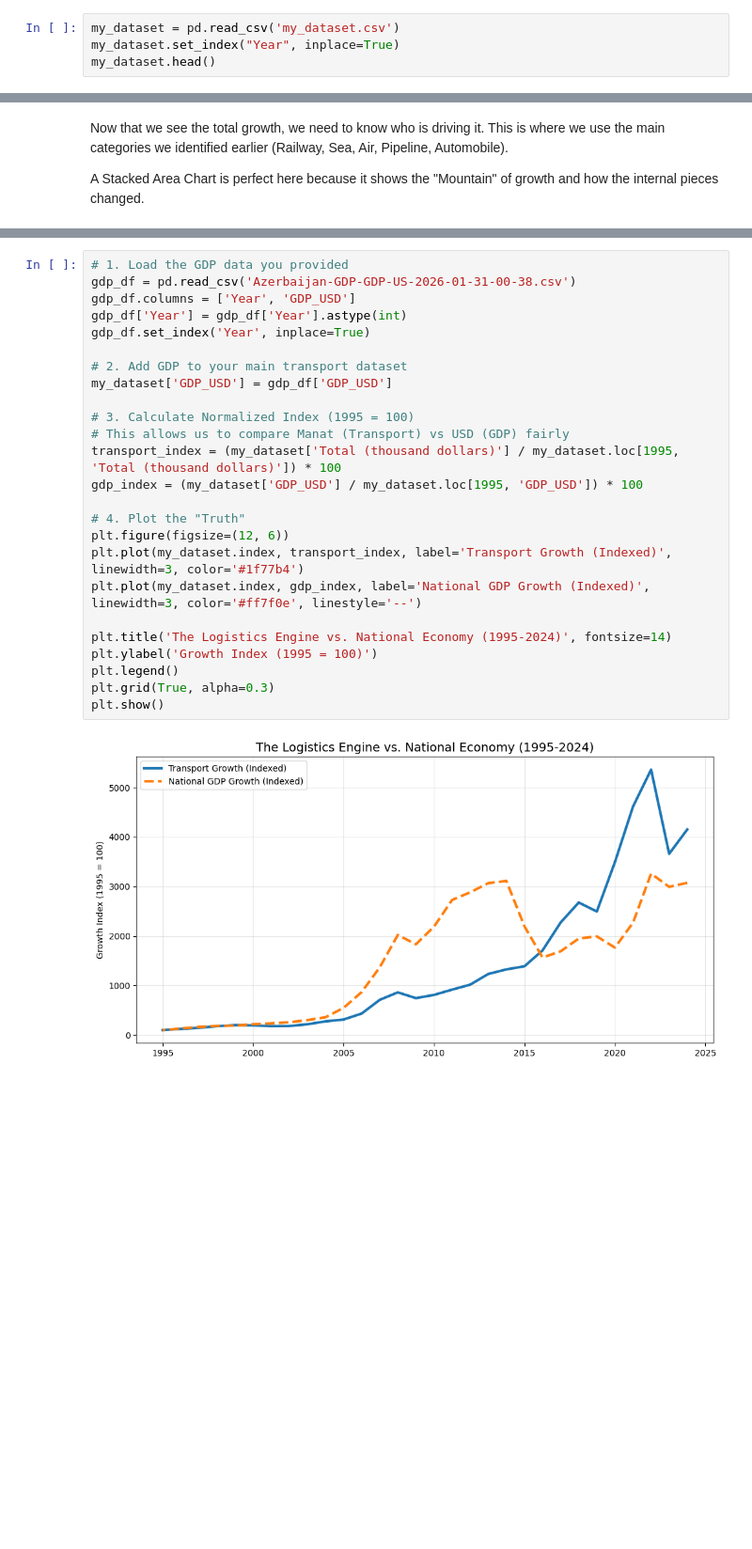
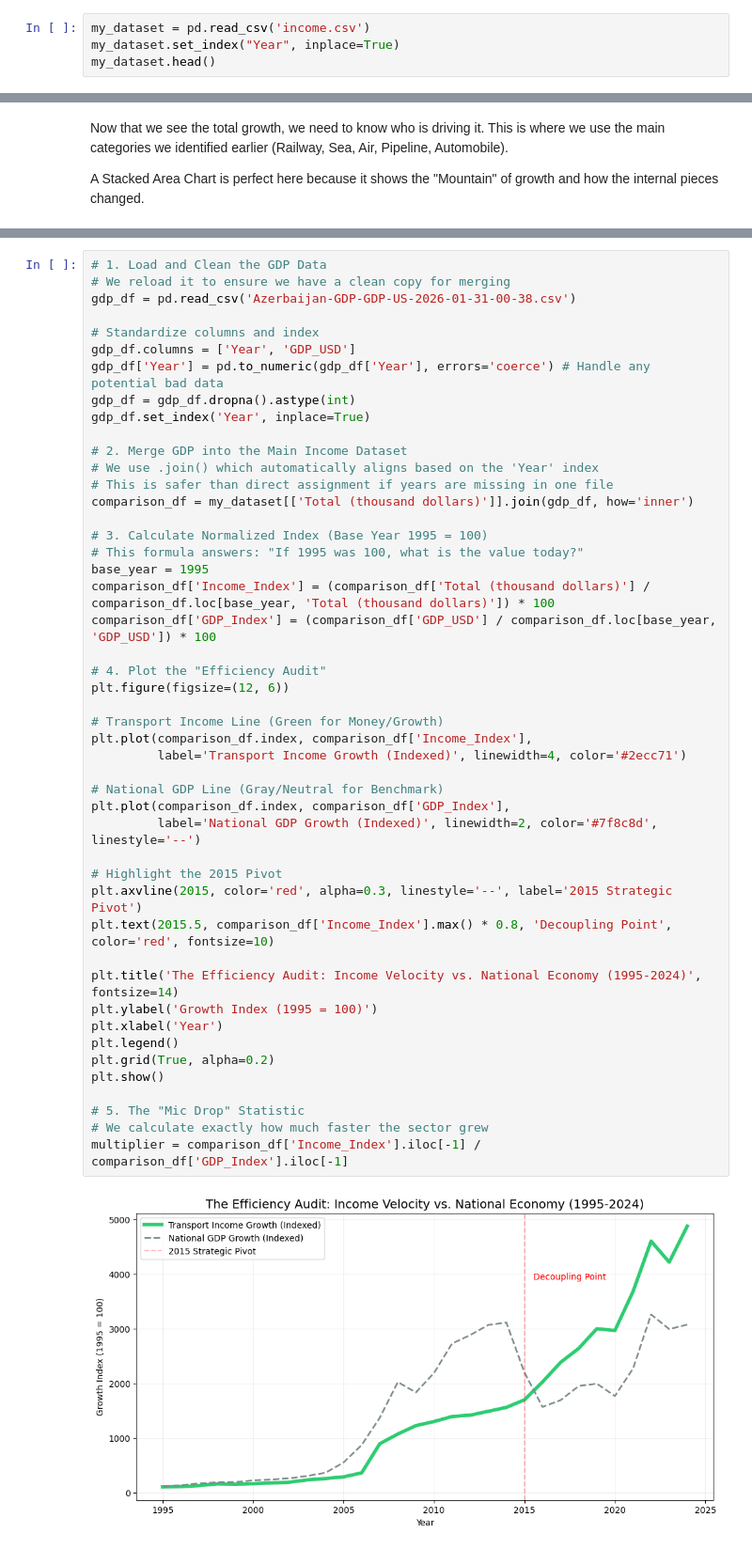
Before and after one commit to Faig-TYBV/holbertonschool-dataset_competition, a Jupyter notebook: Analysis.ipynb, the cells around one changed output, grey strips where cells are left out. Shown at 94% size. Saved outputs shown, nothing was run; the diff lists cells and outputs as text; blank space fills up the shorter version.

```diff
--- a/Analysis.ipynb
+++ b/Analysis.ipynb
@@ -25,5 +28,5 @@ Our dataset will focus on the expenses incurred in freight transportation within
 # %%
-my_dataset = pd.read_csv('my_dataset.csv')
+my_dataset = pd.read_csv('income.csv')
 my_dataset.set_index("Year", inplace=True)
 my_dataset.head()
 # %% [output]
@@ -186,27 +246,49 @@ If the **Transport Line** stays above the **GDP Line**, it proves that Azerbaija
 # %%
-# 1. Load the GDP data you provided
+# 1. Load and Clean the GDP Data
+# We reload it to ensure we have a clean copy for merging
 gdp_df = pd.read_csv('Azerbaijan-GDP-GDP-US-2026-01-31-00-38.csv')
+
+# Standardize columns and index
 gdp_df.columns = ['Year', 'GDP_USD']
-gdp_df['Year'] = gdp_df['Year'].astype(int)
+gdp_df['Year'] = pd.to_numeric(gdp_df['Year'], errors='coerce') # Handle any potential bad data
+gdp_df = gdp_df.dropna().astype(int)
 gdp_df.set_index('Year', inplace=True)
 
-# 2. Add GDP to your main transport dataset
-my_dataset['GDP_USD'] = gdp_df['GDP_USD']
+# 2. Merge GDP into the Main Income Dataset
+# We use .join() which automatically aligns based on the 'Year' index
+# This is safer than direct assignment if years are missing in one file
+comparison_df = my_dataset[['Total (thousand dollars)']].join(gdp_df, how='inner')
 
-# 3. Calculate Normalized Index (1995 = 100)
-# This allows us to compare Manat (Transport) vs USD (GDP) fairly
-transport_index = (my_dataset['Total (thousand dollars)'] / my_dataset.loc[1995, 'Total (thousand dollars)']) * 100
-gdp_index = (my_dataset['GDP_USD'] / my_dataset.loc[1995, 'GDP_USD']) * 100
+# 3. Calculate Normalized Index (Base Year 1995 = 100)
+# This formula answers: "If 1995 was 100, what is the value today?"
+base_year = 1995
+comparison_df['Income_Index'] = (comparison_df['Total (thousand dollars)'] / comparison_df.loc[base_year, 'Total (thousand dollars)']) * 100
+comparison_df['GDP_Index'] = (comparison_df['GDP_USD'] / comparison_df.loc[base_year, 'GDP_USD']) * 100
 
-# 4. Plot the "Truth"
+# 4. Plot the "Efficiency Audit"
 plt.figure(figsize=(12, 6))
-plt.plot(my_dataset.index, transport_index, label='Transport Growth (Indexed)', linewidth=3, color='#1f77b4')
-plt.plot(my_dataset.index, gdp_index, label='National GDP Growth (Indexed)', linewidth=3, color='#ff7f0e', linestyle='--')
 
-plt.title('The Logistics Engine vs. National Economy (1995-2024)', fontsize=14)
+# Transport Income Line (Green for Money/Growth)
+plt.plot(comparison_df.index, comparison_df['Income_Index'],
+         label='Transport Income Growth (Indexed)', linewidth=4, color='#2ecc71')
+
+# National GDP Line (Gray/Neutral for Benchmark)
+plt.plot(comparison_df.index, comparison_df['GDP_Index'],
+         label='National GDP Growth (Indexed)', linewidth=2, color='#7f8c8d', linestyle='--')
+
+# Highlight the 2015 Pivot
+plt.axvline(2015, color='red', alpha=0.3, linestyle='--', label='2015 Strategic Pivot')
+plt.text(2015.5, comparison_df['Income_Index'].max() * 0.8, 'Decoupling Point', color='red', fontsize=10)
+
+plt.title('The Efficiency Audit: Income Velocity vs. National Economy (1995-2024)', fontsize=14)
 plt.ylabel('Growth Index (1995 = 100)')
+plt.xlabel('Year')
 plt.legend()
-plt.grid(True, alpha=0.3)
+plt.grid(True, alpha=0.2)
 plt.show()
+
+# 5. The "Mic Drop" Statistic
+# We calculate exactly how much faster the sector grew
+multiplier = comparison_df['Income_Index'].iloc[-1] / comparison_df['GDP_Index'].iloc[-1]
 # %% [output]
-[figure, old version]
+[figure, new version]
```
Also changed, not shown: parts of 17 cells of this notebook, 3 other files.
